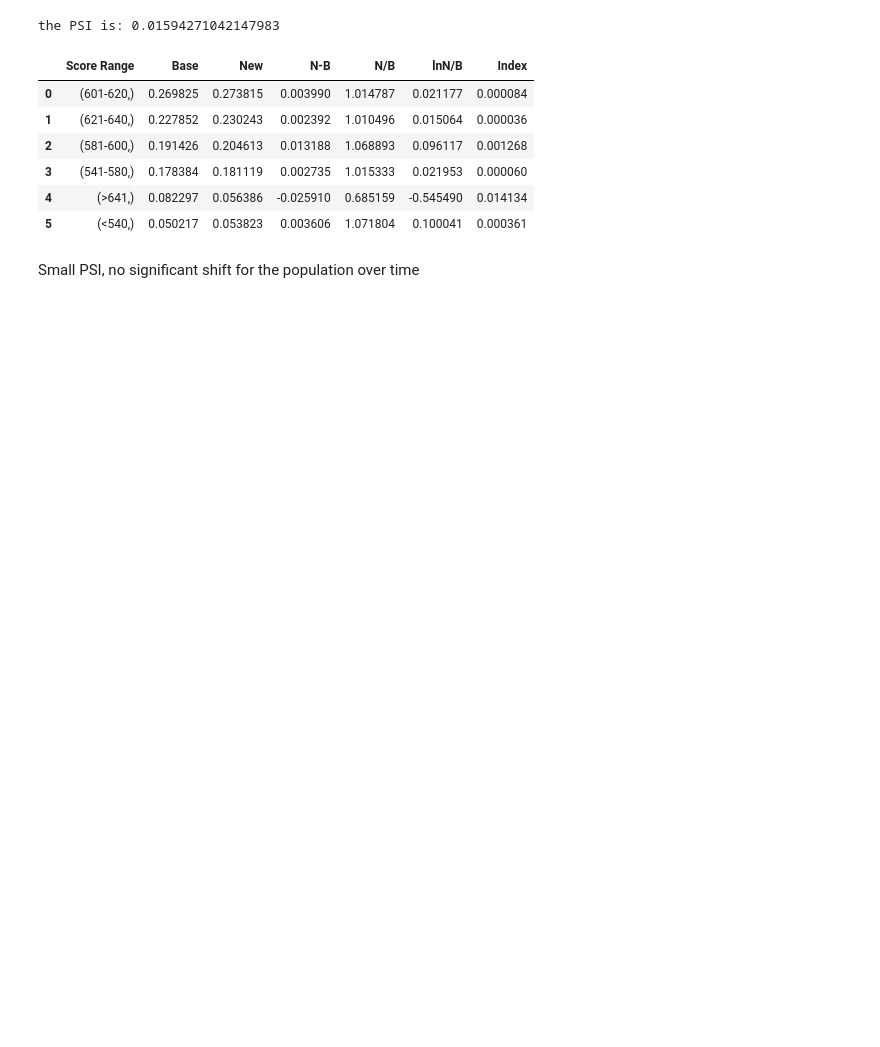
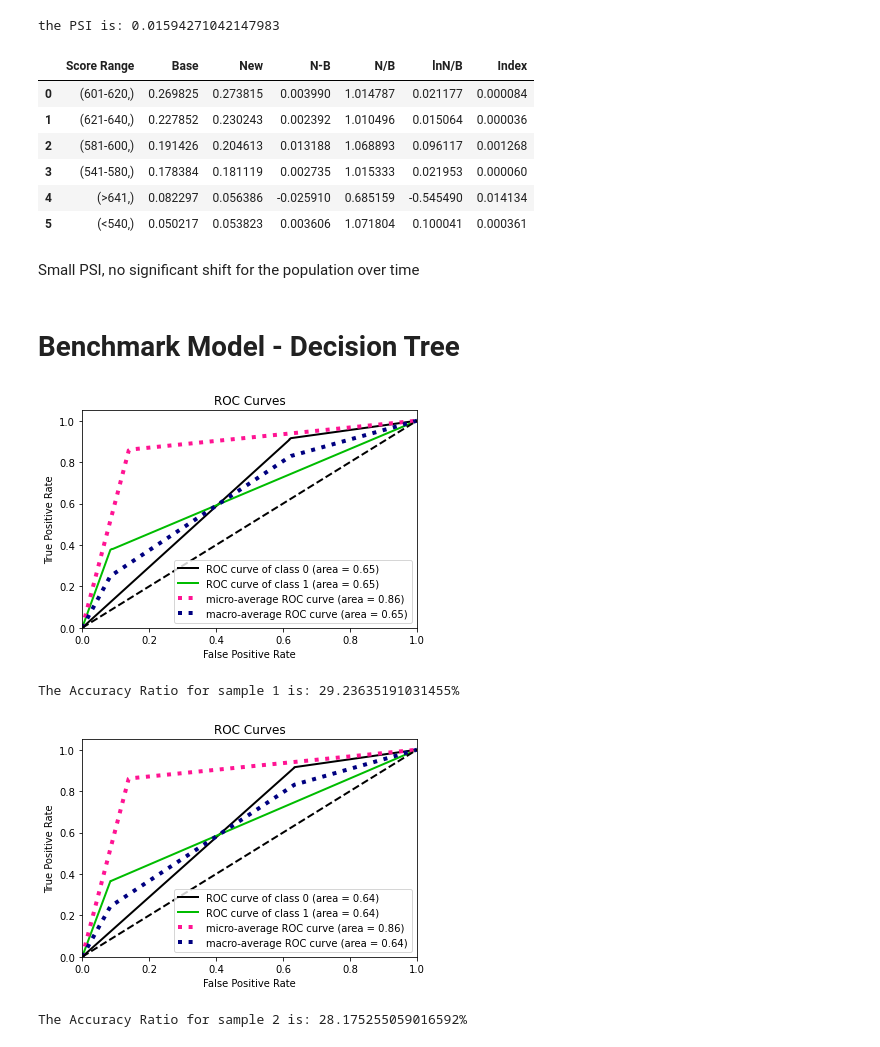
Before and after one commit to of1201/Retail-Credit-Modeling, a Jupyter notebook: src/Retail Credit Risk.ipynb, the cells around one changed output. Cells and saved outputs as stored; diff of their text form; code cells hidden in the pictures; blank space fills up the shorter version.

```diff
--- a/src/Retail Credit Risk.ipynb
+++ b/src/Retail Credit Risk.ipynb
@@ -1464,3 +1454,38 @@ the PSI is: 0.01594271042147983
 | 5 | (<540,) | 0.050217 | 0.053823 | 0.003606 | 1.071804 | 0.100041 | 0.000361 |
 # %% [markdown]
 Small PSI, no significant shift for the population over time
+# %% [markdown]
+# Benchmark Model - Decision Tree
+# %%
+# Fit Decision Tree and get the prediction values
+from sklearn.metrics import roc_auc_score
+from sklearn.model_selection import cross_val_score
+from sklearn.tree import DecisionTreeClassifier
+
+# calculate auc and AR
+clf = DecisionTreeClassifier()
+clf = clf.fit(X_sample1,y_sample1)
+y_probas = clf.predict_proba(X_sample2)
+skplt.metrics.plot_roc(y_sample2, y_probas)
+plt.show()
+
+y_pred = clf.predict(X_sample2)
+auc = roc_auc_score(y_sample2, y_pred)
+AR_sample1 = 2 * auc - 1
+print('The Accuracy Ratio for sample 1 is: ' + str(AR_sample1*100) + '%')
+
+clf = DecisionTreeClassifier()
+clf = clf.fit(X_sample2,y_sample2)
+y_probas = clf.predict_proba(X_sample1)
+skplt.metrics.plot_roc(y_sample1, y_probas)
+plt.show()
+
+y_pred = clf.predict(X_sample1)
+auc = roc_auc_score(y_sample1, y_pred)
+AR_sample2 = 2 * auc - 1
+print('The Accuracy Ratio for sample 2 is: ' + str(AR_sample2*100) + '%')
+# %% [output]
+[figure, added]
+The Accuracy Ratio for sample 1 is: 29.23635191031455%
+[figure, added]
+The Accuracy Ratio for sample 2 is: 28.175255059016592%
```
Also changed, not shown: parts of 12 cells of this notebook.
